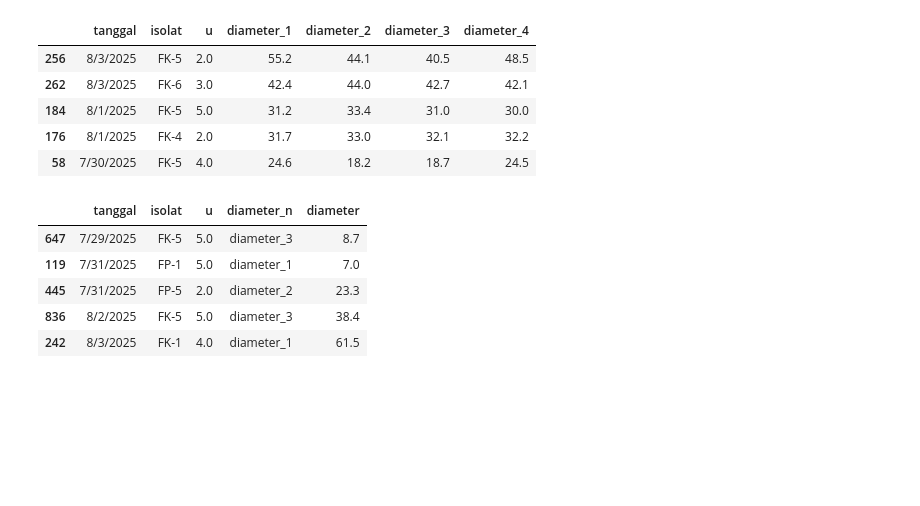
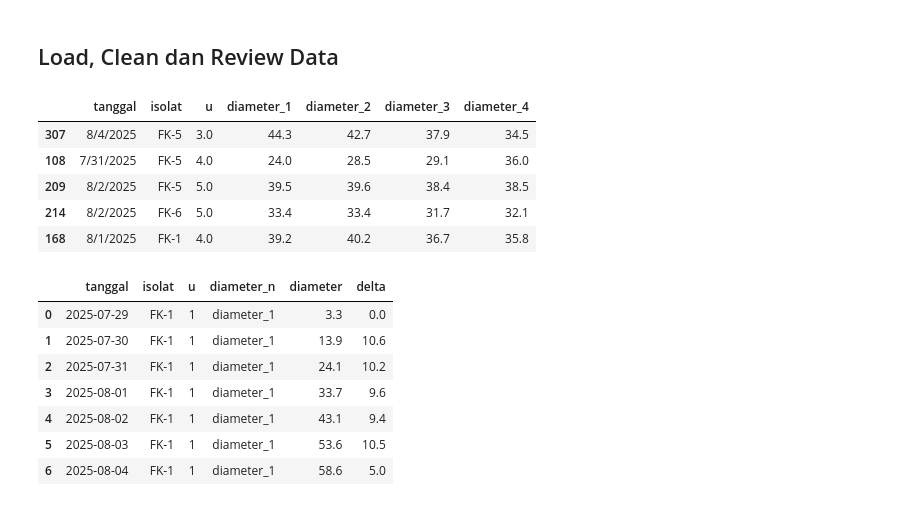
Before and after one commit to nurfianqodar/pgb-pdb, a Jupyter notebook: notebook.ipynb, the cells around one changed output. Saved outputs shown, nothing was run; the diff lists cells and outputs as text; code cells hidden in the pictures; blank space fills up the shorter version.

```diff
--- a/notebook.ipynb
+++ b/notebook.ipynb
@@ -1,33 +3,42 @@
+# %% [markdown]
+## Load, Clean dan Review Data
 # %%
 import pandas as pd
 # Tampilkan semua kolom dan baris
 pd.set_option('display.max_columns', None)
 pd.set_option('display.max_rows', None)
 # %%
-df = pd.read_csv("./data.csv")
+df = pd.read_csv("https://raw.githubusercontent.com/nurfianqodar/pgb-pdb/refs/heads/main/data.csv")
 # %%
 df_clean = df.drop(columns=["no", "status", "keterangan", "waktu"]).dropna()
 # %%
 df_clean.sample(5)
 # %% [output]
 |  | tanggal | isolat | u | diameter_1 | diameter_2 | diameter_3 | diameter_4 |
-| 256 | 8/3/2025 | FK-5 | 2.0 | 55.2 | 44.1 | 40.5 | 48.5 |
-| 262 | 8/3/2025 | FK-6 | 3.0 | 42.4 | 44.0 | 42.7 | 42.1 |
-| 184 | 8/1/2025 | FK-5 | 5.0 | 31.2 | 33.4 | 31.0 | 30.0 |
-| 176 | 8/1/2025 | FK-4 | 2.0 | 31.7 | 33.0 | 32.1 | 32.2 |
-| 58 | 7/30/2025 | FK-5 | 4.0 | 24.6 | 18.2 | 18.7 | 24.5 |
+| 307 | 8/4/2025 | FK-5 | 3.0 | 44.3 | 42.7 | 37.9 | 34.5 |
+| 108 | 7/31/2025 | FK-5 | 4.0 | 24.0 | 28.5 | 29.1 | 36.0 |
+| 209 | 8/2/2025 | FK-5 | 5.0 | 39.5 | 39.6 | 38.4 | 38.5 |
+| 214 | 8/2/2025 | FK-6 | 5.0 | 33.4 | 33.4 | 31.7 | 32.1 |
+| 168 | 8/1/2025 | FK-1 | 4.0 | 39.2 | 40.2 | 36.7 | 35.8 |
 # %%
 df_melted = df_clean.melt(
     id_vars=["tanggal", "isolat", "u"],
     value_vars=["diameter_1", "diameter_2", "diameter_3", "diameter_4"],
     var_name="diameter_n",
     value_name="diameter")
-
-df_melted.sample(5)
+df_melted["u"] = df_melted["u"].astype(int)
+df_melted["tanggal"] = pd.to_datetime(df_melted["tanggal"])
+df_melted = df_melted.sort_values(by=["isolat", "u", "diameter_n", "tanggal"])
+df_melted["delta"] = df_melted.groupby(["isolat", "u", "diameter_n"])["diameter"].diff()
+df_melted = df_melted.fillna(0)
+df_melted = df_melted.reset_index().drop(columns="index", axis=0)
+df_melted.head(7)
 # %% [output]
-|  | tanggal | isolat | u | diameter_n | diameter |
-| 647 | 7/29/2025 | FK-5 | 5.0 | diameter_3 | 8.7 |
-| 119 | 7/31/2025 | FP-1 | 5.0 | diameter_1 | 7.0 |
-| 445 | 7/31/2025 | FP-5 | 2.0 | diameter_2 | 23.3 |
-| 836 | 8/2/2025 | FK-5 | 5.0 | diameter_3 | 38.4 |
-| 242 | 8/3/2025 | FK-1 | 4.0 | diameter_1 | 61.5 |
+|  | tanggal | isolat | u | diameter_n | diameter | delta |
+| 0 | 2025-07-29 | FK-1 | 1 | diameter_1 | 3.3 | 0.0 |
+| 1 | 2025-07-30 | FK-1 | 1 | diameter_1 | 13.9 | 10.6 |
+| 2 | 2025-07-31 | FK-1 | 1 | diameter_1 | 24.1 | 10.2 |
+| 3 | 2025-08-01 | FK-1 | 1 | diameter_1 | 33.7 | 9.6 |
+| 4 | 2025-08-02 | FK-1 | 1 | diameter_1 | 43.1 | 9.4 |
+| 5 | 2025-08-03 | FK-1 | 1 | diameter_1 | 53.6 | 10.5 |
+| 6 | 2025-08-04 | FK-1 | 1 | diameter_1 | 58.6 | 5.0 |
```
Also changed, not shown: parts of 10 cells of this notebook.
